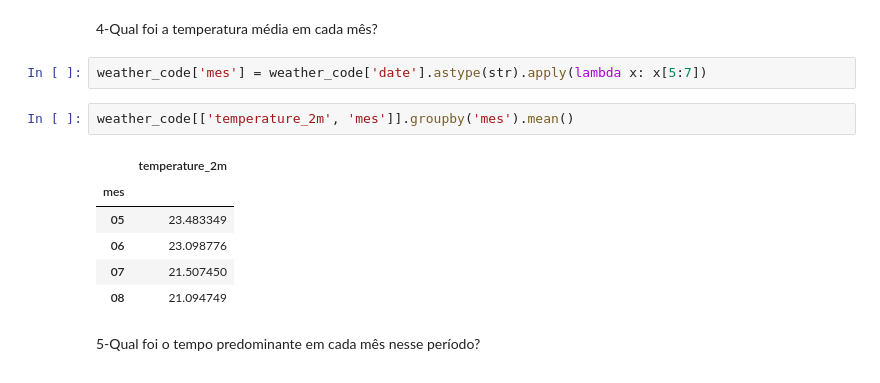
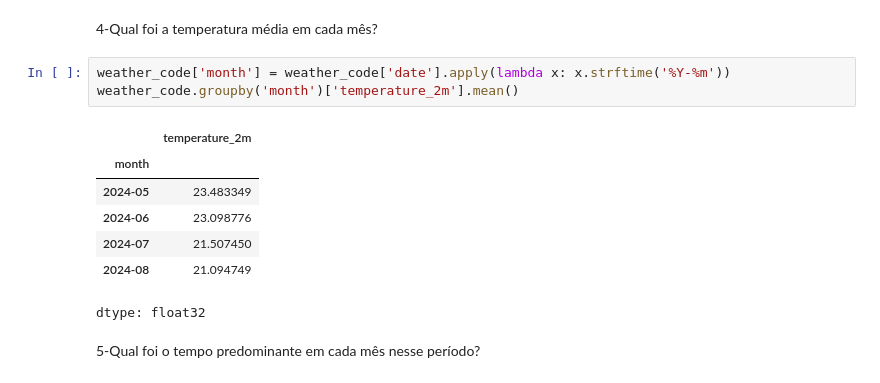
Before and after one commit to Nevesm5/Datario, a Jupyter notebook: analise_api.ipynb, the cells around one changed output. Drawn from its saved outputs; the diff is of its cells as text.

```diff
--- a/analise_api.ipynb
+++ b/analise_api.ipynb
@@ -200,15 +200,15 @@ dtype: int64
 # %% [markdown]
 4-Qual foi a temperatura média em cada mês?
 # %%
-weather_code['mes'] = weather_code['date'].astype(str).apply(lambda x: x[5:7])
+weather_code['month'] = weather_code['date'].apply(lambda x: x.strftime('%Y-%m'))
+weather_code.groupby('month')['temperature_2m'].mean()
+# %% [output]
+|  | temperature_2m |
+| month |  |
+| 2024-05 | 23.483349 |
+| 2024-06 | 23.098776 |
+| 2024-07 | 21.507450 |
+| 2024-08 | 21.094749 |
+dtype: float32
-# %%
-weather_code[['temperature_2m', 'mes']].groupby('mes').mean()
-# %% [output]
-|  | temperature_2m |
-| mes |  |
-| 05 | 23.483349 |
-| 06 | 23.098776 |
-| 07 | 21.507450 |
-| 08 | 21.094749 |
 # %% [markdown]
 5-Qual foi o tempo predominante em cada mês nesse período?
```
Also changed, not shown: parts of 4 cells of this notebook.
